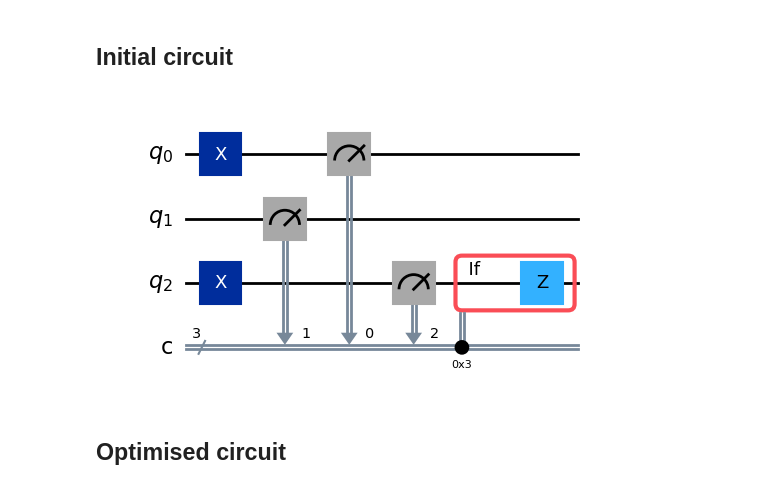
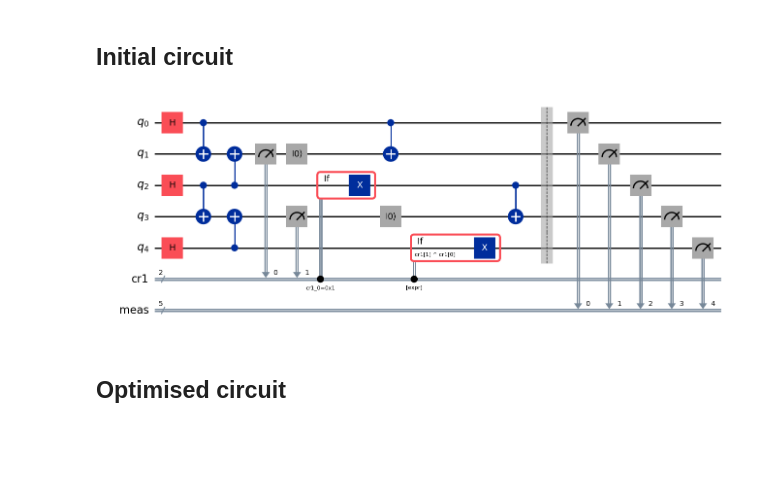
Before and after one commit to i2-tum/pcm-ccop-dc-pass, a Jupyter notebook: src/test.ipynb, the cells around one changed output. Cells and saved outputs as stored; diff of their text form; code cells hidden in the pictures; blank space fills up the shorter version.

```diff
--- a/src/test.ipynb
+++ b/src/test.ipynb
@@ -79,10 +141,10 @@ def mid_meas_whole_reg_false():
 # %% [markdown]
 ## Initial circuit
 # %%
-qc = mid_meas_whole_reg_false()
+qc = create_constant_depth_ghz(5)
 qc.draw('mpl')
 # %% [output]
-[figure, old version]
+[figure, new version]
 # %% [markdown]
 ## Optimised circuit
 # %%
```
Also changed, not shown: parts of 12 cells of this notebook, 2 other files.
